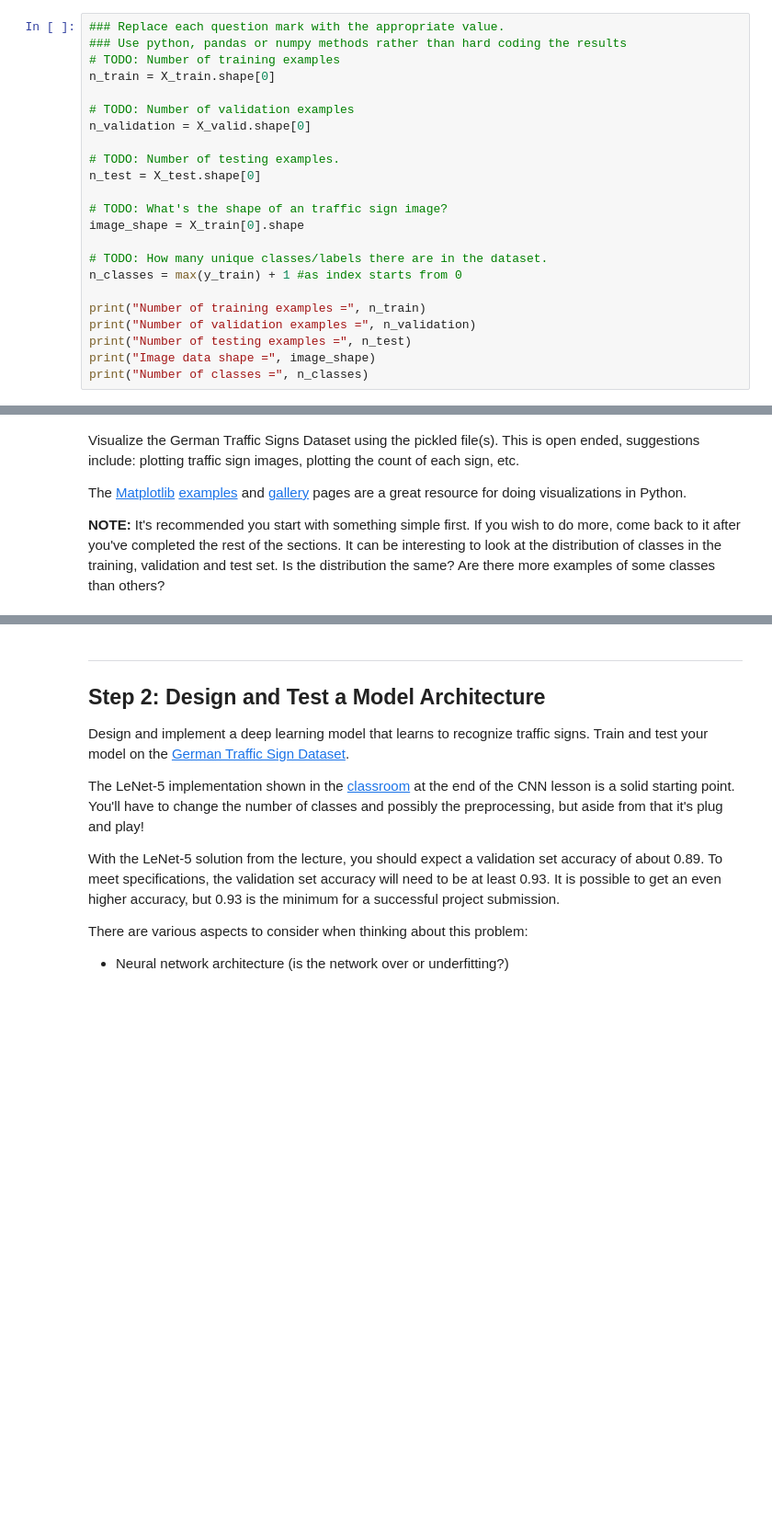
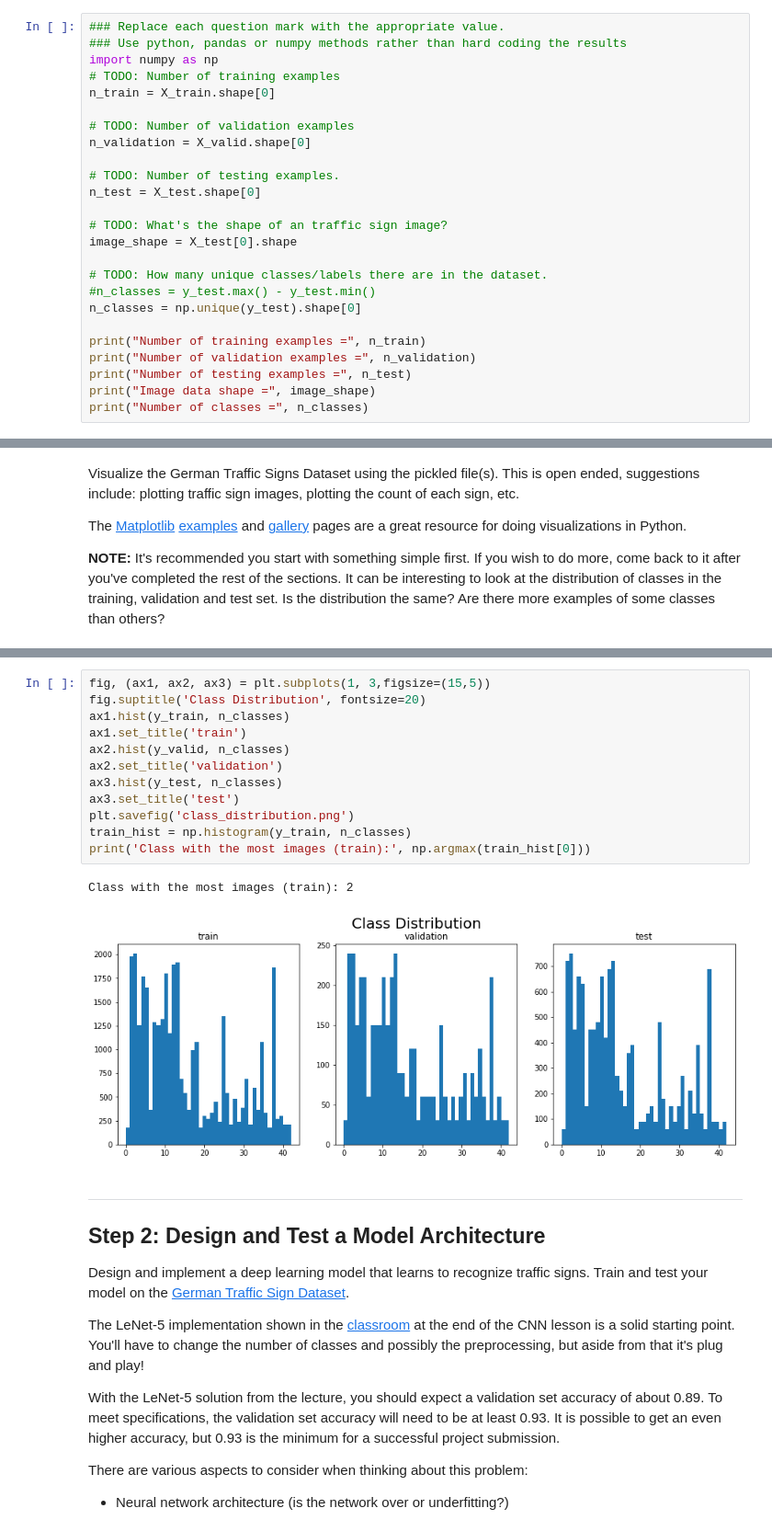
Before and after one commit to Shmuelnaaman/temp, a Jupyter notebook: Traffic_Sign_Classifier.ipynb, the cells around one changed output, grey strips where cells are left out. Shown at 92% size. Drawn from its saved outputs; the diff is of its cells as text; blank space fills up the shorter version.

```diff
--- a/Traffic_Sign_Classifier.ipynb
+++ b/Traffic_Sign_Classifier.ipynb
@@ -57,6 +57,7 @@ Complete the basic data summary below. Use python, numpy and/or pandas methods t
 # %%
 ### Replace each question mark with the appropriate value.
 ### Use python, pandas or numpy methods rather than hard coding the results
+import numpy as np
 # TODO: Number of training examples
 n_train = X_train.shape[0]
 
@@ -67,10 +68,11 @@ n_validation = X_valid.shape[0]
 n_test = X_test.shape[0]
 
 # TODO: What's the shape of an traffic sign image?
-image_shape = X_train[0].shape
+image_shape = X_test[0].shape
 
 # TODO: How many unique classes/labels there are in the dataset.
-n_classes = max(y_train) + 1 #as index starts from 0
+#n_classes = y_test.max() - y_test.min()
+n_classes = np.unique(y_test).shape[0]
 
 print("Number of training examples =", n_train)
 print("Number of validation examples =", n_validation)
@@ -128,3 +113,18 @@ plt.show()
+# %%
+fig, (ax1, ax2, ax3) = plt.subplots(1, 3,figsize=(15,5))
+fig.suptitle('Class Distribution', fontsize=20)
+ax1.hist(y_train, n_classes)
+ax1.set_title('train')
+ax2.hist(y_valid, n_classes)
+ax2.set_title('validation')
+ax3.hist(y_test, n_classes)
+ax3.set_title('test')
+plt.savefig('class_distribution.png')
+train_hist = np.histogram(y_train, n_classes)
+print('Class with the most images (train):', np.argmax(train_hist[0]))
+# %% [output]
+Class with the most images (train): 2
+[figure, added]
 # %% [markdown]
 ----
 
```
Also changed, not shown: parts of 24 cells of this notebook.
